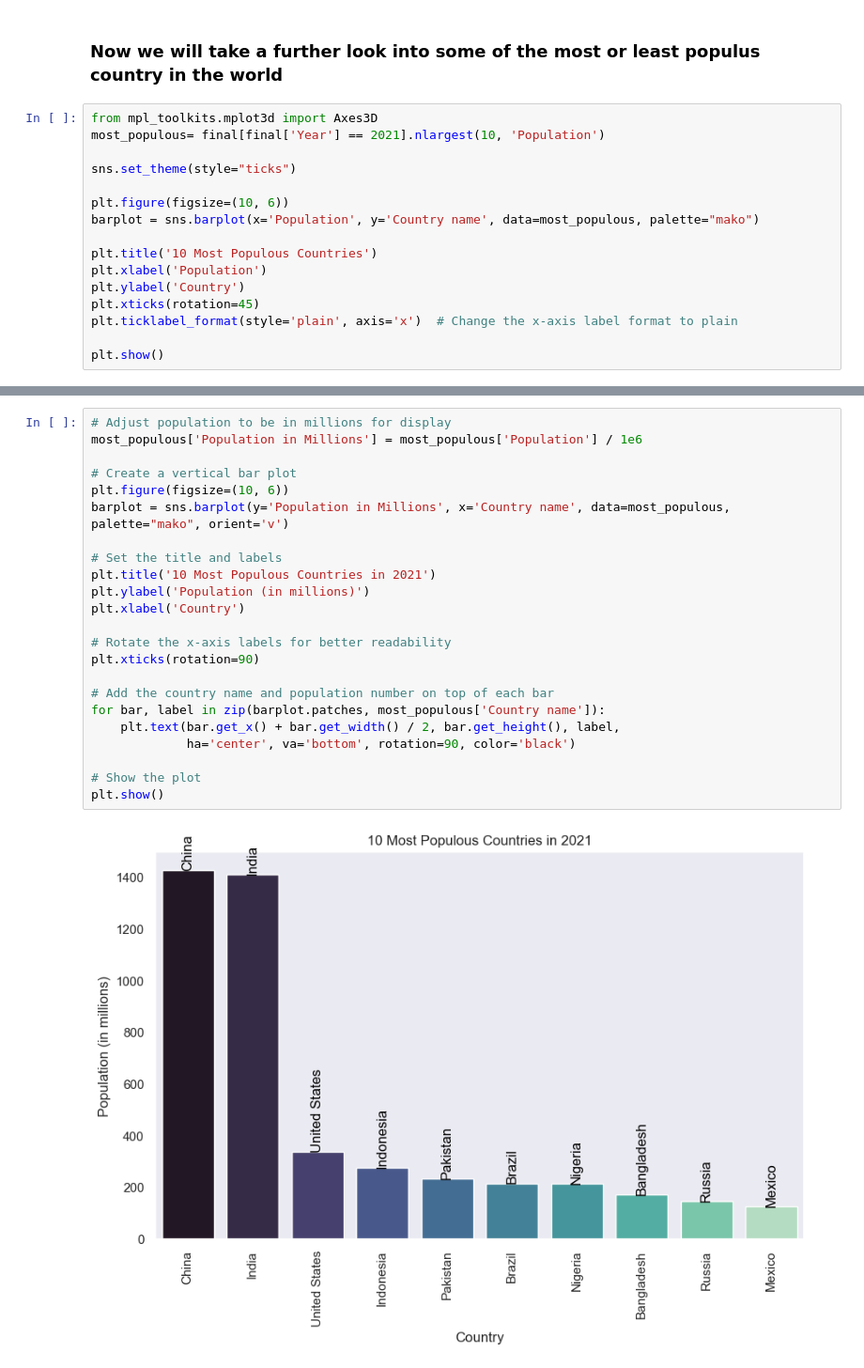
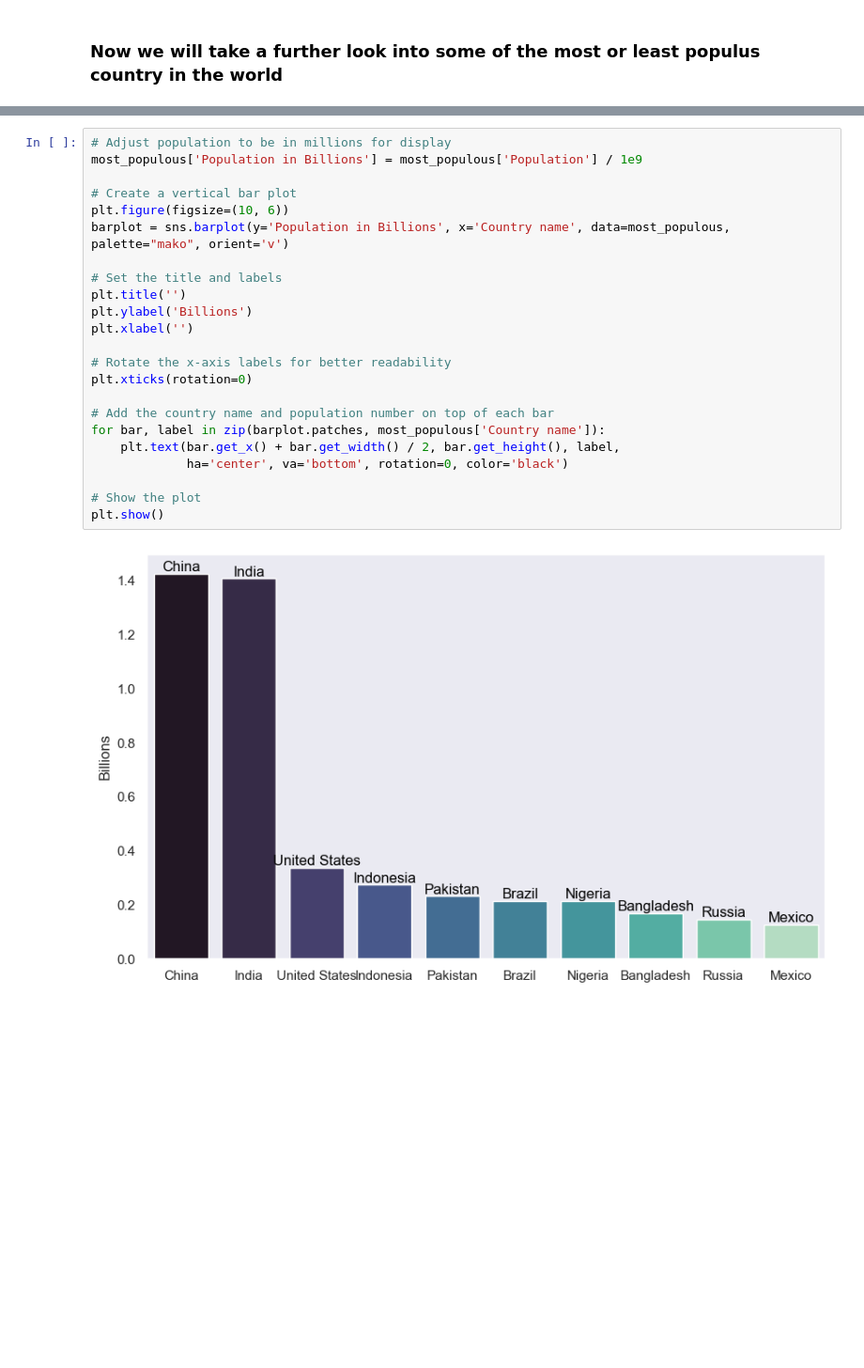
Before and after one commit to Kimballa05/DataVisGlobalWarming, a Jupyter notebook: Faisal_final project_exploratory notebook.ipynb, the cells around one changed output, grey strips where cells are left out. Shown: that part at 94% size. Saved outputs shown, nothing was run; the diff lists cells and outputs as text; blank space fills up the shorter version.

```diff
--- a/Faisal_final project_exploratory notebook.ipynb
+++ b/Faisal_final project_exploratory notebook.ipynb
@@ -292,19 +292,3 @@ display(chart_output)
 [interactive output not drawn]
 # %% [markdown]
 ### Now we will take a further look into some of the most or least populus country in the world
-# %%
-from mpl_toolkits.mplot3d import Axes3D
-most_populous= final[final['Year'] == 2021].nlargest(10, 'Population')
-
-sns.set_theme(style="ticks")
-
-plt.figure(figsize=(10, 6))
-barplot = sns.barplot(x='Population', y='Country name', data=most_populous, palette="mako")
-
-plt.title('10 Most Populous Countries')
-plt.xlabel('Population')
-plt.ylabel('Country')
-plt.xticks(rotation=45)
-plt.ticklabel_format(style='plain', axis='x')  # Change the x-axis label format to plain
-
-plt.show()
@@ -313,25 +295,25 @@ plt.show()
 # %%
 # Adjust population to be in millions for display
-most_populous['Population in Millions'] = most_populous['Population'] / 1e6
+most_populous['Population in Billions'] = most_populous['Population'] / 1e9
 
 # Create a vertical bar plot
 plt.figure(figsize=(10, 6))
-barplot = sns.barplot(y='Population in Millions', x='Country name', data=most_populous, palette="mako", orient='v')
+barplot = sns.barplot(y='Population in Billions', x='Country name', data=most_populous, palette="mako", orient='v')
 
 # Set the title and labels
-plt.title('10 Most Populous Countries in 2021')
-plt.ylabel('Population (in millions)')
-plt.xlabel('Country')
+plt.title('')
+plt.ylabel('Billions')
+plt.xlabel('')
 
 # Rotate the x-axis labels for better readability
-plt.xticks(rotation=90)
+plt.xticks(rotation=0)
 
 # Add the country name and population number on top of each bar
 for bar, label in zip(barplot.patches, most_populous['Country name']):
     plt.text(bar.get_x() + bar.get_width() / 2, bar.get_height(), label,
-             ha='center', va='bottom', rotation=90, color='black')
+             ha='center', va='bottom', rotation=0, color='black')
 
 # Show the plot
 plt.show()
 # %% [output]
-[figure, old version]
+[figure, new version]
```
Also changed, not shown: parts of 1 cell of this notebook.
